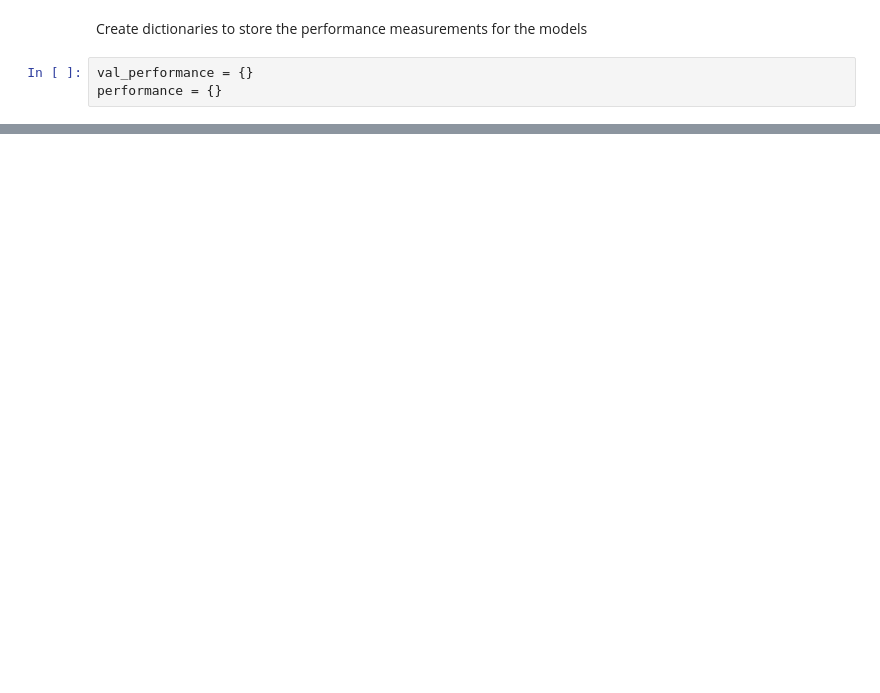
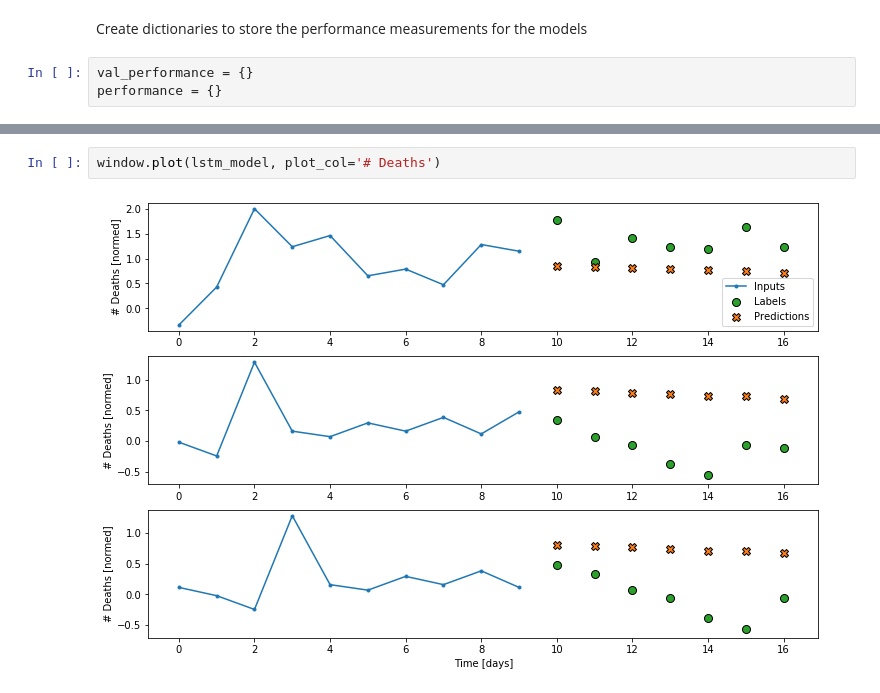
Before and after one commit to davidghobson1/COVID-19-Forecasting-Model, a Jupyter notebook: COVID-19 LSTM Neural Networks Model.ipynb, the cells around one changed output, grey strips where cells are left out. Drawn from its saved outputs; the diff is of its cells as text; blank space fills up the shorter version.

```diff
--- a/COVID-19 LSTM Neural Networks Model.ipynb
+++ b/COVID-19 LSTM Neural Networks Model.ipynb
@@ -677,0 +446,4 @@ Performance and comparison of the models
+# %%
+window.plot(lstm_model, plot_col='# Deaths')
+# %% [output]
+[figure, added]
```
Also changed, not shown: parts of 108 cells of this notebook.
